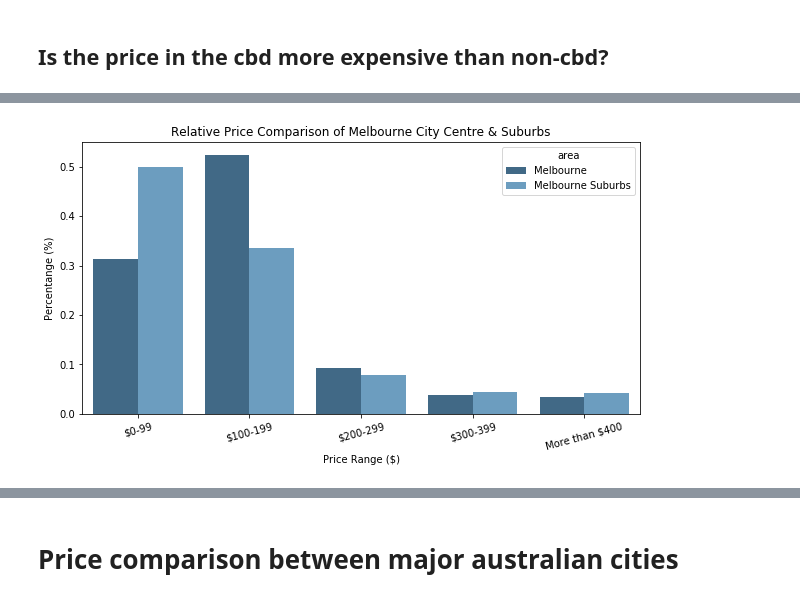
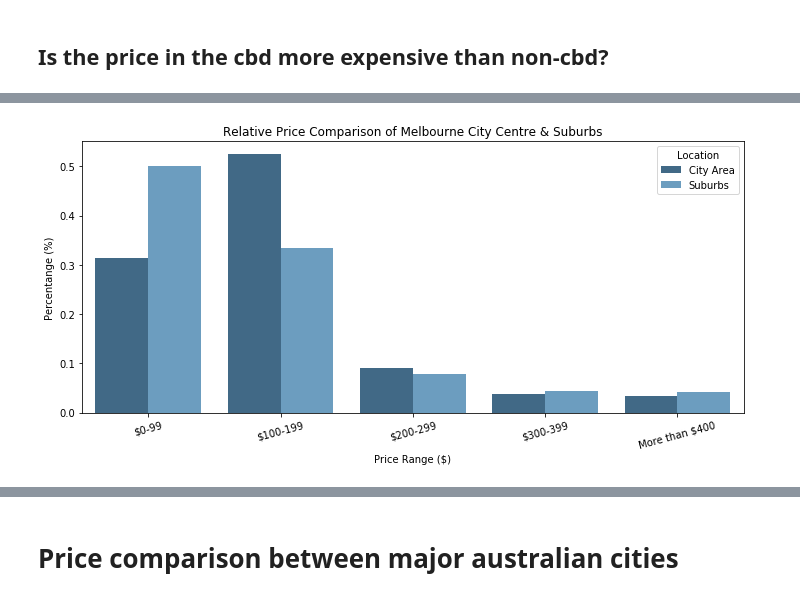
Before and after one commit to devmx00/melbourne-airbnb, a Jupyter notebook: melbourne_airbnb.ipynb, the cells around one changed output, grey strips where cells are left out. Saved outputs shown, nothing was run; the diff lists cells and outputs as text; code cells hidden in the pictures.

```diff
--- a/melbourne_airbnb.ipynb
+++ b/melbourne_airbnb.ipynb
@@ -22,3 +22,38 @@ df.head()
 | 2 | 12936 | https://www.airbnb.com/rooms/12936 | 20200215012707 | 2020-02-15 | St Kilda 1BR+BEACHSIDE+BALCONY+WI... | RIGHT IN THE HEART OF ST KILDA! I... | FREE WiFi First floor 1 bedroom a... | RIGHT IN THE HEART OF ST KILDA! I... | ... |
 | 3 | 38271 | https://www.airbnb.com/rooms/38271 | 20200215012707 | 2020-02-15 | Melbourne - Old Trafford Apartment | Please note: No booking will be a... | Please note: No booking will be a... | Please note: No booking will be a... | ... |
 | 4 | 41836 | https://www.airbnb.com/rooms/41836 | 20200215012707 | 2020-02-15 | CLOSE TO CITY & MELBOURNE AIRPORT | Easy to travel from and to the Ai... | My place is great for guest from ... | Easy to travel from and to the Ai... | ... |
+# %%
+def clean_price(price_series):
+     return pd.to_numeric(price_series.str.replace("$","").str.replace(",",""))
+
+def bin_price(price_series_cleaned):
+
+    bins = [0,100,200,300,400,50000]
+
+    labels = ['$0-99',
+            '$100-199',
+            '$200-299',
+            '$300-399',
+            'More than $400']
+
+    return pd.cut(price_series_cleaned, bins, labels=labels)
+
+
+def is_cbd(neighbourhood_cleansed_series, city):
+    return neighbourhood_cleansed_series.apply(lambda row: 1 if row == city else 0)
+
+
+def area(is_cbd_series, city):
+    return is_cbd_series.map({0: 'Suburbs', 1: 'City Area'})
+
+
+def clean_property(property_df, property_feature):
+
+    apartment_property = property_df[property_feature].isin(['Apartment','Condominium'])
+    property_df.loc[apartment_property,property_feature] = 'Apartment'
+
+    house_property = property_df[property_feature].isin(['House','Townhouse','Cottage','Villa'])
+    property_df.loc[house_property,property_feature] = 'House/Townhouse'
+
+    other_property = ~property_df[property_df[property_feature].notnull()][property_feature].isin(['Apartment','House/Townhouse'])
+    property_df.loc[other_property,property_feature] = 'Others'
@@ -57,12 +124,16 @@ not_cbd = df[df['is_cbd'] == 0]
 # %%
 sub = df.groupby('area')['price_range'].value_counts(normalize=True).rename('val').sort_index().reset_index()
 
 plt.figure(figsize=[10,5])
 sns.barplot(data=sub,x='price_range',y='val',hue='area',palette='Blues_d')
 plt.xticks(rotation=15)
 plt.xlabel('Price Range ($)')
 plt.ylabel('Percentange (%)')
 plt.title('Relative Price Comparison of Melbourne City Centre & Suburbs')
-plt.savefig('1.png');
+#plt.grid(True)
+plt.legend(title='Location')
+
+plt.tight_layout()
+plt.savefig('3.png');
 # %% [output]
-[figure, old version]
+[figure, new version]
```
Also changed, not shown: parts of 26 cells of this notebook, 6 other files.
